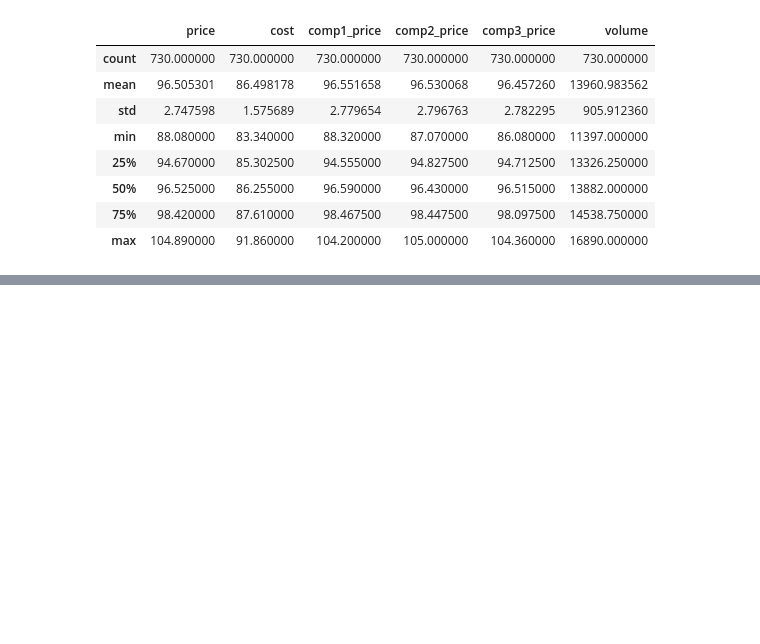
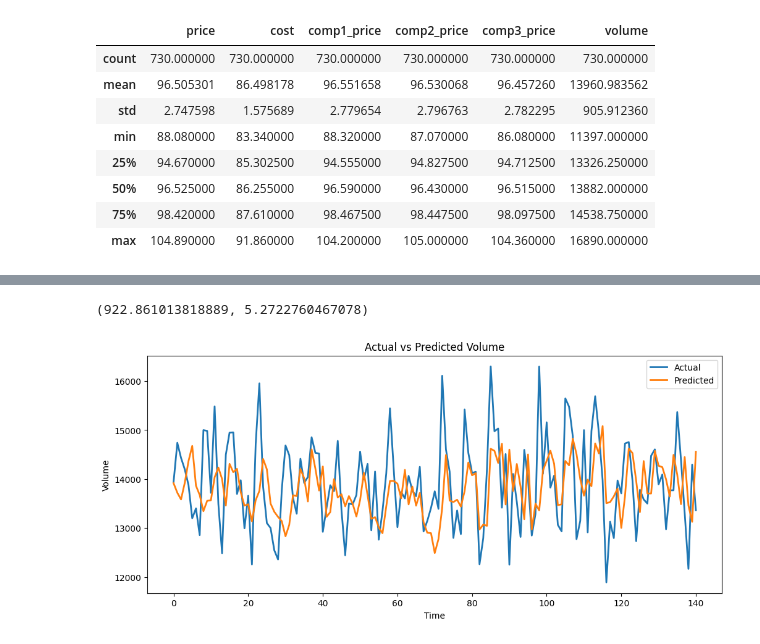
Before and after one commit to Akorikk/Oil_Retail, a Jupyter notebook: research/oil.ipynb, the cells around one changed output, grey strips where cells are left out. Cells and saved outputs as stored; diff of their text form; code cells hidden in the pictures; blank space fills up the shorter version.

```diff
--- a/research/oil.ipynb
+++ b/research/oil.ipynb
@@ -81,0 +179,3 @@ df.describe()
+# %%
+y_train = y.iloc[:train_size]
+y_test = y.iloc[train_size:]
@@ -81,0 +190,11 @@ df.describe()
+# %%
+model = XGBRegressor(
+    n_estimators=300,
+    learning_rate=0.05,
+    max_depth=5,
+    subsample=0.9,
+    colsample_bytree=0.9,
+    random_state=42
+)
+# %%
+model.fit(X_train, y_train)
@@ -81,0 +213,22 @@ df.describe()
+# %%
+y_pred = model.predict(X_test)
+# %%
+rmse = np.sqrt(mean_squared_error(y_test, y_pred))
+mape = mean_absolute_percentage_error(y_test, y_pred) * 100
+
+rmse, mape
+# %% [output]
+(922.861013818889, 5.2722760467078)
+# %%
+import matplotlib.pyplot as plt
+
+plt().figure(figsize=(12,5))
+plt.plot(y_test.values, label="Actual", linewidth=2)
+plt.plot(y_pred, label="Predicted", linewidth=2)
+plt.title("Actual vs Predicted Volume")
+plt.xlabel("Time")
+plt.ylabel("Volume")
+plt.legend()
+plt.show
+# %% [output]
+[figure, added]
```
Also changed, not shown: parts of 26 cells of this notebook.
